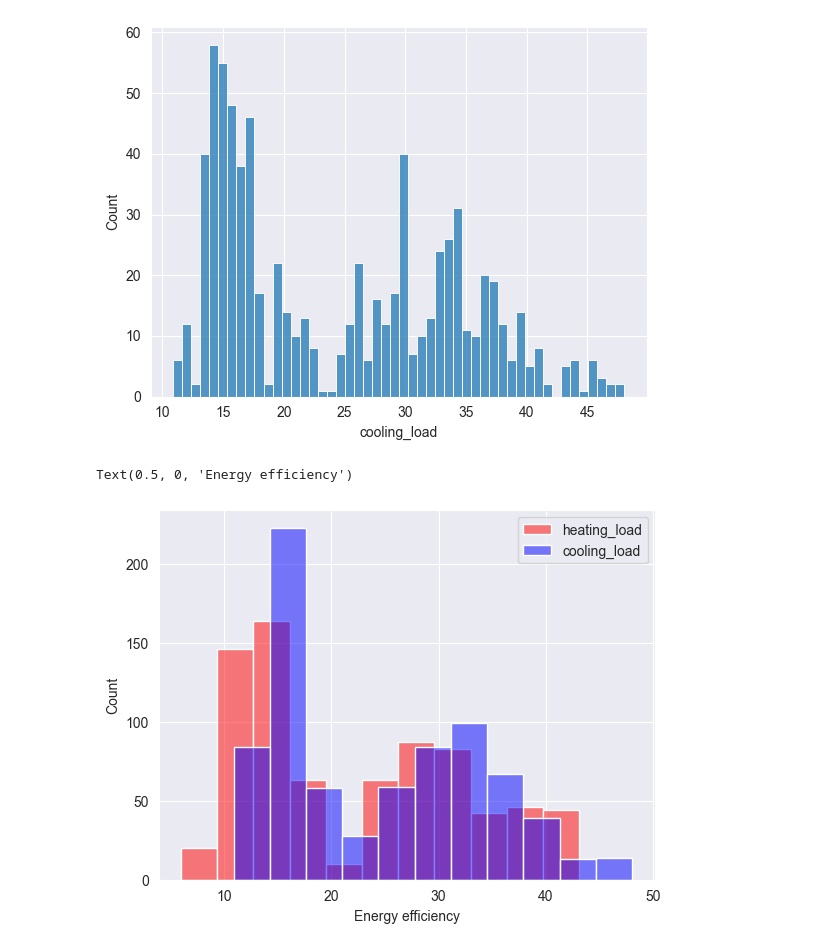
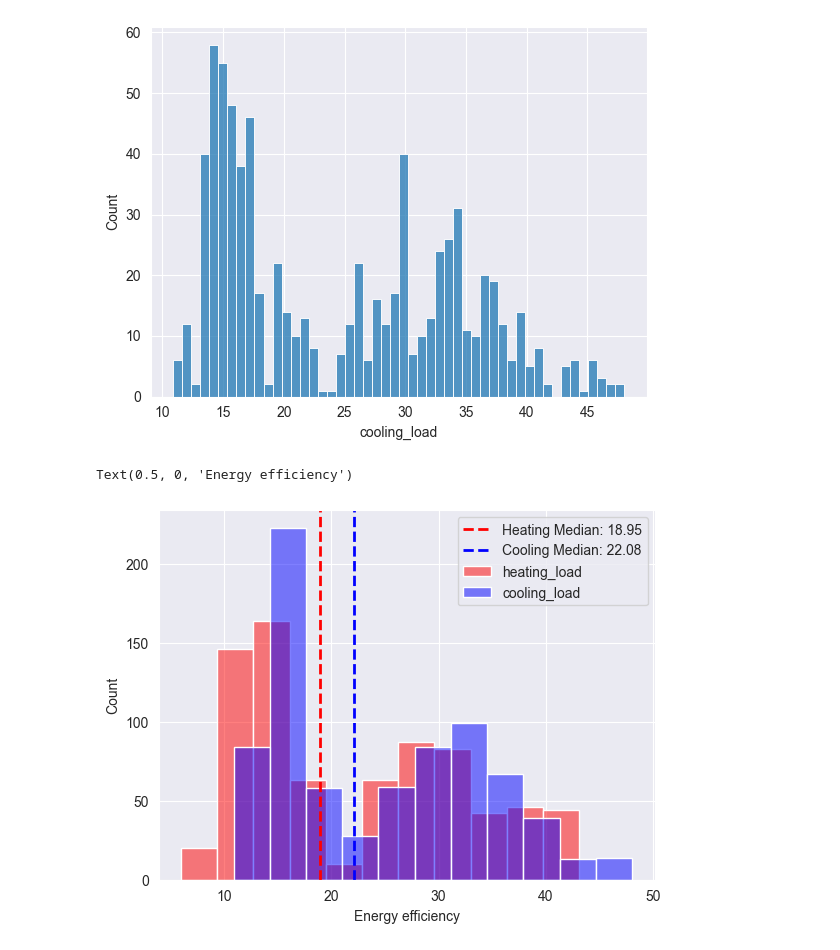
Before and after one commit to wimphil/machine_learning_group_11, a Jupyter notebook: exercise_0/analyze_energy_efficency_dataset.ipynb, the cells around one changed output. Drawn from its saved outputs; the diff is of its cells as text; code cells hidden in the pictures.

Commit message:
added median line to target chart dist

```diff
--- a/exercise_0/analyze_energy_efficency_dataset.ipynb
+++ b/exercise_0/analyze_energy_efficency_dataset.ipynb
@@ -64,8 +64,15 @@ sns.histplot(df, x='cooling_load', bins=50)
 # %%
 sns.histplot(data=df, x="heating_load", color="red", label="heating_load", alpha=0.5)
 sns.histplot(data=df, x="cooling_load", color="blue", label="cooling_load", alpha=0.5)
+
+median_heating = df["heating_load"].median()
+median_cooling = df["cooling_load"].median()
+
+plt.axvline(median_heating, color='red', linestyle='--', linewidth=2, label=f'Heating Median: {median_heating:.2f}')
+plt.axvline(median_cooling, color='blue', linestyle='--', linewidth=2, label=f'Cooling Median: {median_cooling:.2f}')
+
 plt.legend()
 plt.xlabel('Energy efficiency')
 # %% [output]
 Text(0.5, 0, 'Energy efficiency')
-[figure, old version]
+[figure, new version]
```
